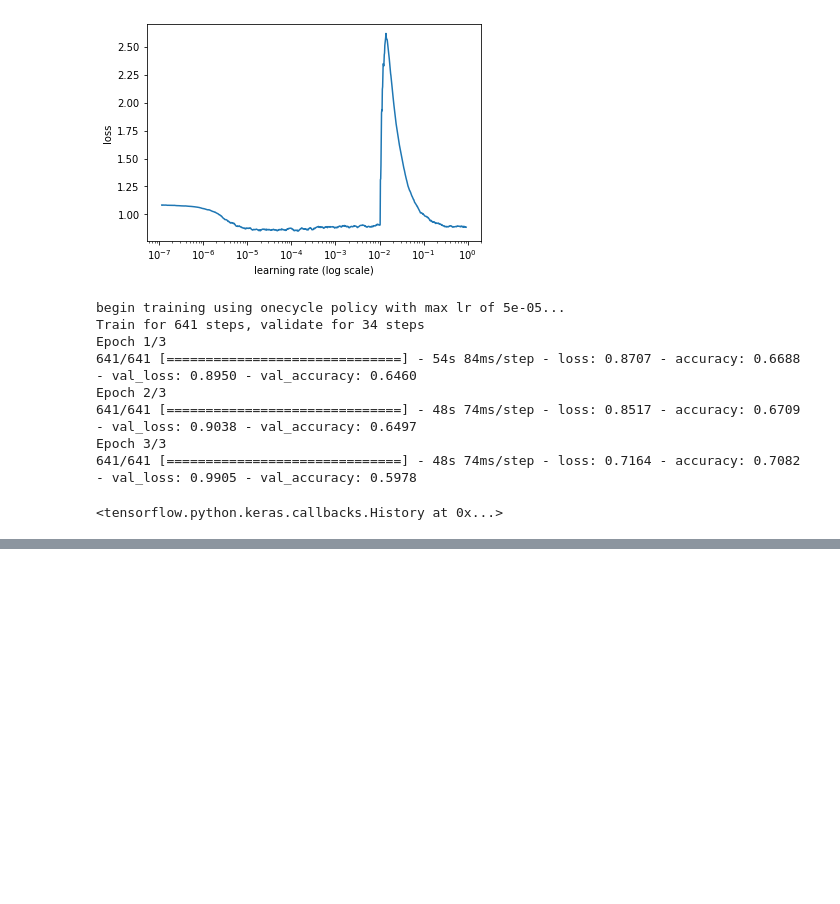
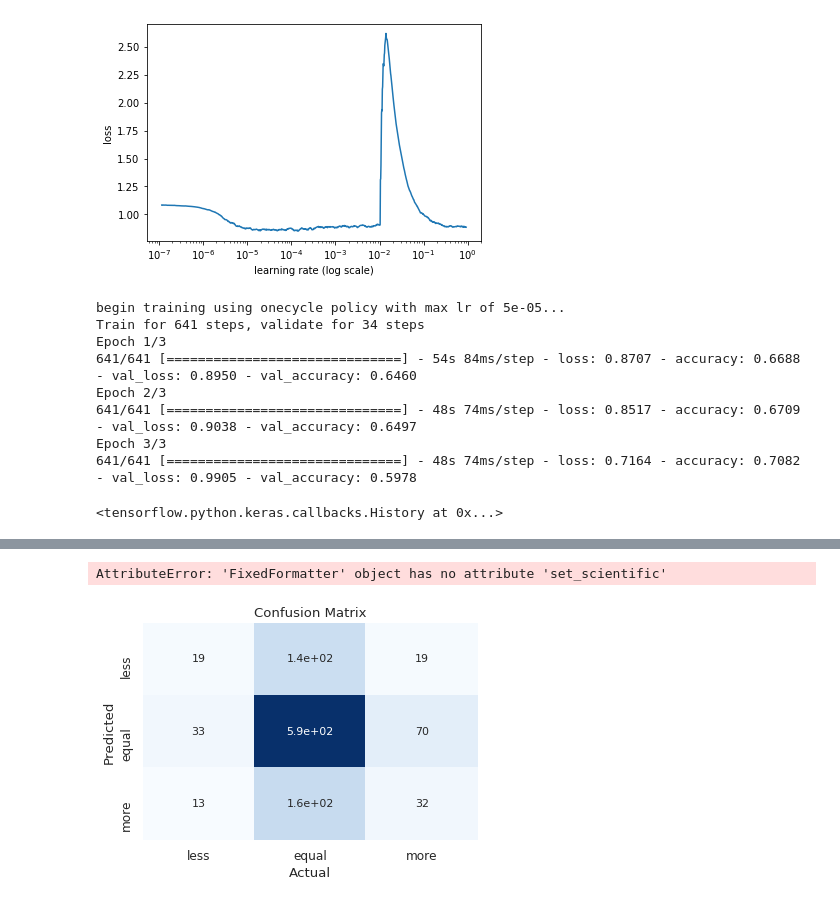
Before and after one commit to ml-jzimmermann/Capstone, a Jupyter notebook: backend/src/model/distil_bert_google.ipynb, the cells around one changed output, grey strips where cells are left out. Cells and saved outputs as stored; diff of their text form; code cells hidden in the pictures; blank space fills up the shorter version.

Commit message:
add confusion matrix and explanations;

```diff
--- a/backend/src/model/distil_bert_google.ipynb
+++ b/backend/src/model/distil_bert_google.ipynb
@@ -115,0 +116,2 @@ in wake of stronger growth more americans and europeans ...
+# %%
+confusion = learner.evaluate()
@@ -115,0 +128,15 @@ in wake of stronger growth more americans and europeans ...
+# %%
+# print confusion matrix
+import matplotlib.pyplot as plt
+import seaborn as sn
+labels = ['less', 'equal', 'more']
+cm_df = pd.DataFrame(confusion, labels, labels)
+sn.set(font_scale=1.1, font='Arial')
+ax = sn.heatmap(cm_df, cmap="Blues", annot=True, annot_kws={"size": 11}, cbar=False)
+ax.set_xlabel("Actual")
+ax.set_ylabel("Predicted")
+ax.set_title("Confusion Matrix")
+plt.show()
+# %% [output]
+AttributeError: 'FixedFormatter' object has no attribute 'set_scientific'
+[figure, added]
```
Also changed, not shown: parts of 3 cells of this notebook.
